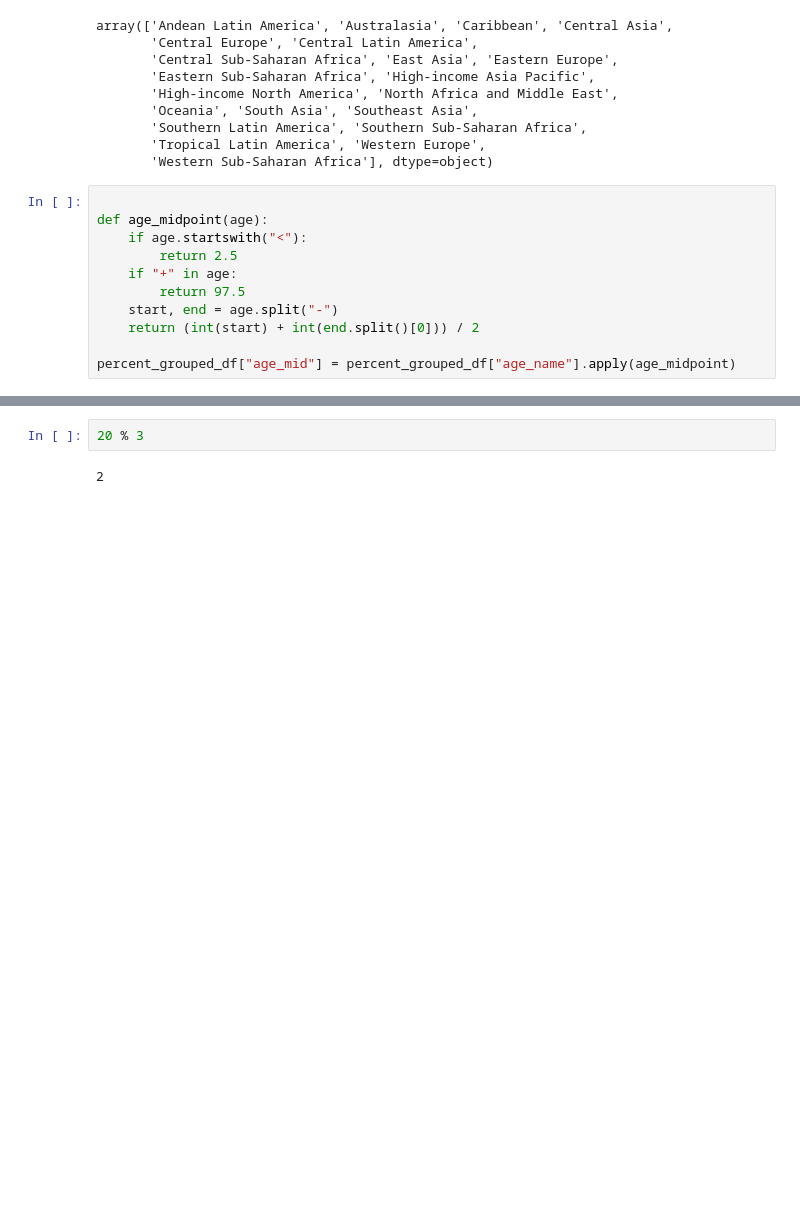
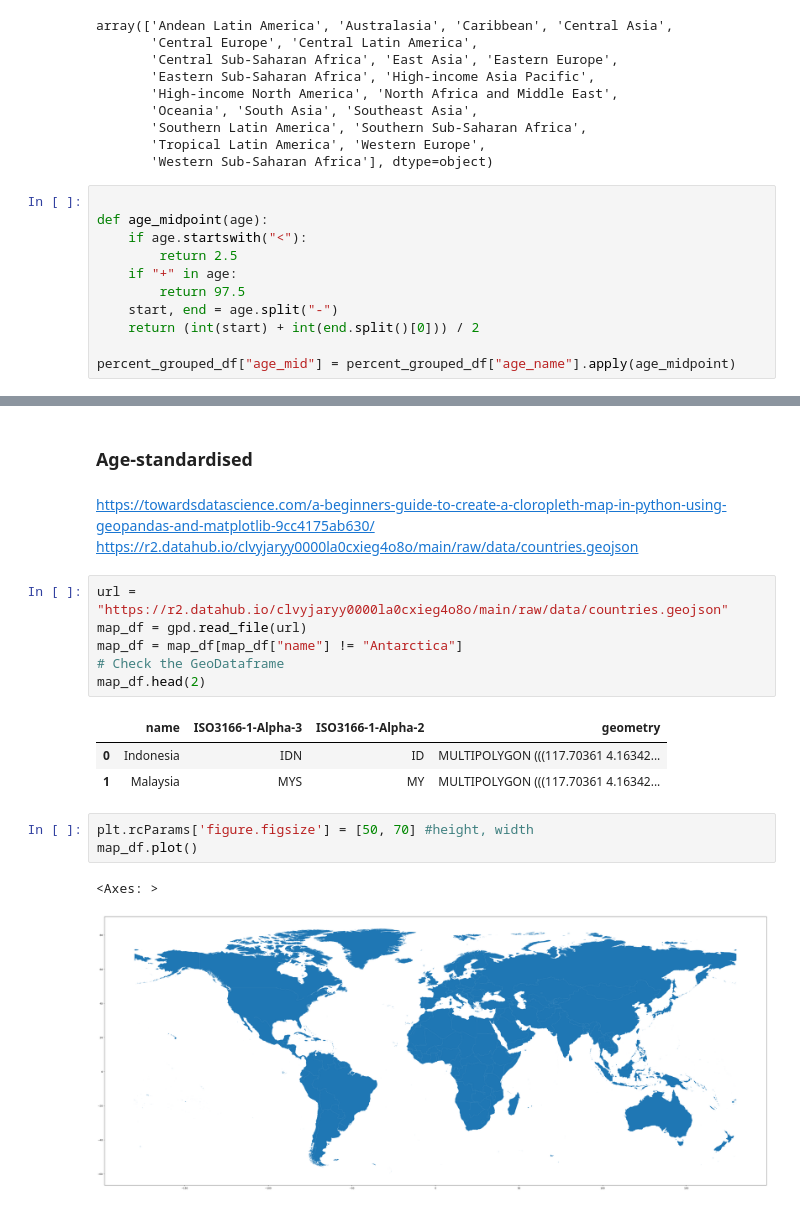
Before and after one commit to aldaszarnauskas/programming-for-data-analytics, a Jupyter notebook: project/project.ipynb, the cells around one changed output, grey strips where cells are left out. Drawn from its saved outputs; the diff is of its cells as text; blank space fills up the shorter version.

```diff
--- a/project/project.ipynb
+++ b/project/project.ipynb
@@ -170,4 +163,21 @@ plt.show()
-# %%
-20 % 3
-# %% [output]
-2
+# %% [markdown]
+### Age-standardised
+# %% [markdown]
+https://towardsdatascience.com/a-beginners-guide-to-create-a-cloropleth-map-in-python-using-geopandas-and-matplotlib-9cc4175ab630/
+https://r2.datahub.io/clvyjaryy0000la0cxieg4o8o/main/raw/data/countries.geojson
+# %%
+url = "https://r2.datahub.io/clvyjaryy0000la0cxieg4o8o/main/raw/data/countries.geojson"
+map_df = gpd.read_file(url)
+map_df = map_df[map_df["name"] != "Antarctica"]
+# Check the GeoDataframe
+map_df.head(2)
+# %% [output]
+|  | name | ISO3166-1-Alpha-3 | ISO3166-1-Alpha-2 | geometry |
+| 0 | Indonesia | IDN | ID | MULTIPOLYGON (((117.70361 4.16342... |
+| 1 | Malaysia | MYS | MY | MULTIPOLYGON (((117.70361 4.16342... |
+# %%
+plt.rcParams['figure.figsize'] = [50, 70] #height, width
+map_df.plot()
+# %% [output]
+<Axes: >
+[figure, added]
```
Also changed, not shown: parts of 10 cells of this notebook, 2 other files.
